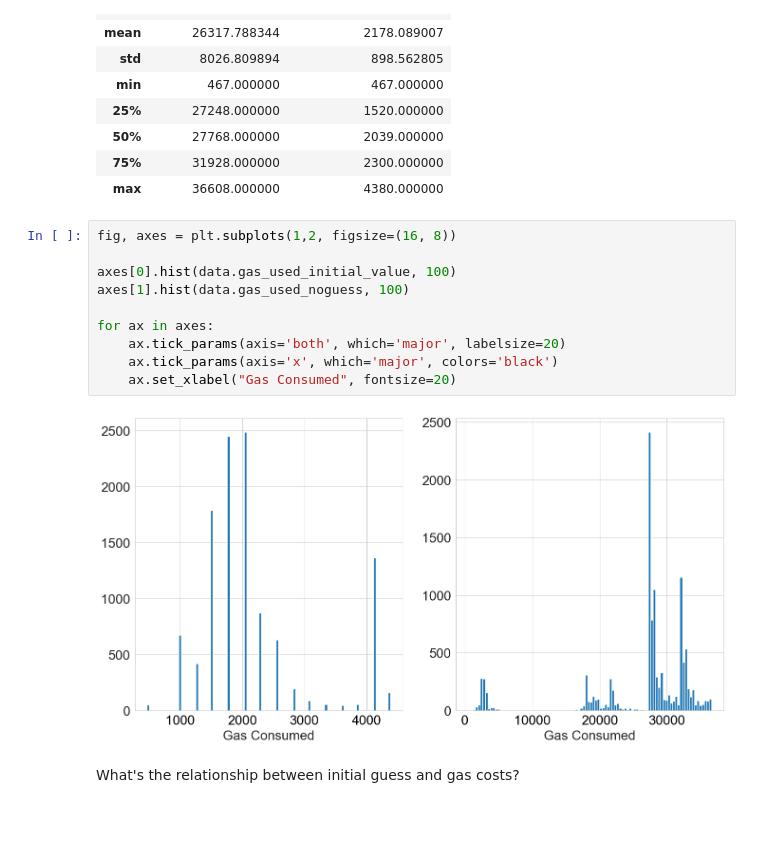
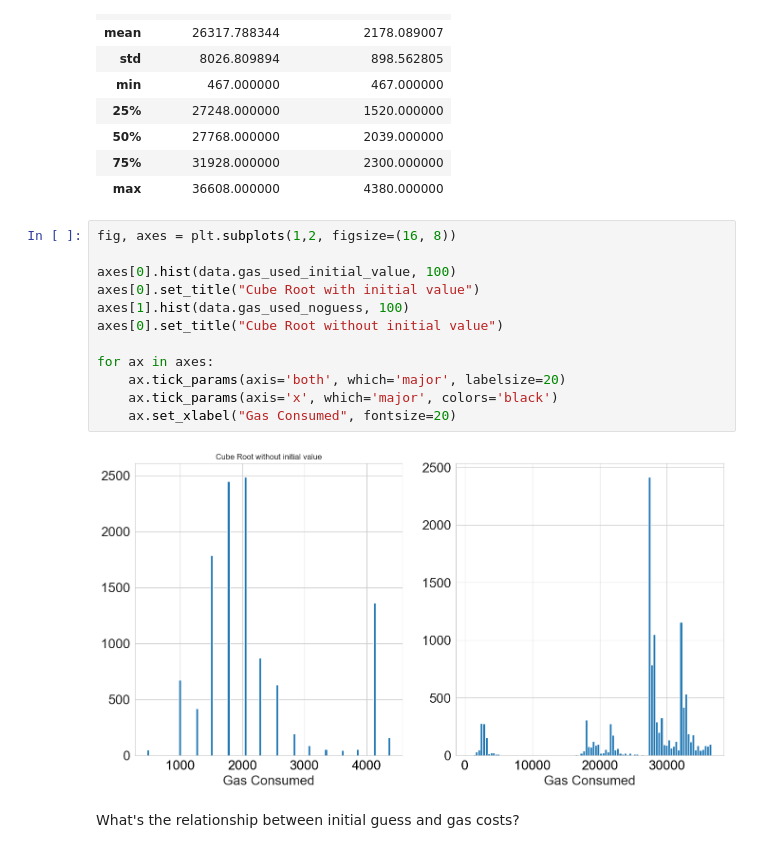
Before and after one commit to curvefi/tricrypto-ng, a Jupyter notebook: profiling/profiling_reports/report_cbrt.ipynb, the cells around one changed output. Drawn from its saved outputs; the diff is of its cells as text; blank space fills up the shorter version.

```diff
--- a/profiling/profiling_reports/report_cbrt.ipynb
+++ b/profiling/profiling_reports/report_cbrt.ipynb
@@ -46,15 +46,17 @@ data.describe()
 # %%
 fig, axes = plt.subplots(1,2, figsize=(16, 8))
 
 axes[0].hist(data.gas_used_initial_value, 100)
+axes[0].set_title("Cube Root with initial value")
 axes[1].hist(data.gas_used_noguess, 100)
+axes[0].set_title("Cube Root without initial value")
 
 for ax in axes:
     ax.tick_params(axis='both', which='major', labelsize=20)
     ax.tick_params(axis='x', which='major', colors='black')
     ax.set_xlabel("Gas Consumed", fontsize=20)
 # %% [output]
-[figure, old version]
+[figure, new version]
 # %% [markdown]
 What's the relationship between initial guess and gas costs?
 # %%
```
Also changed, not shown: parts of 2 cells of this notebook, 1 other file.
